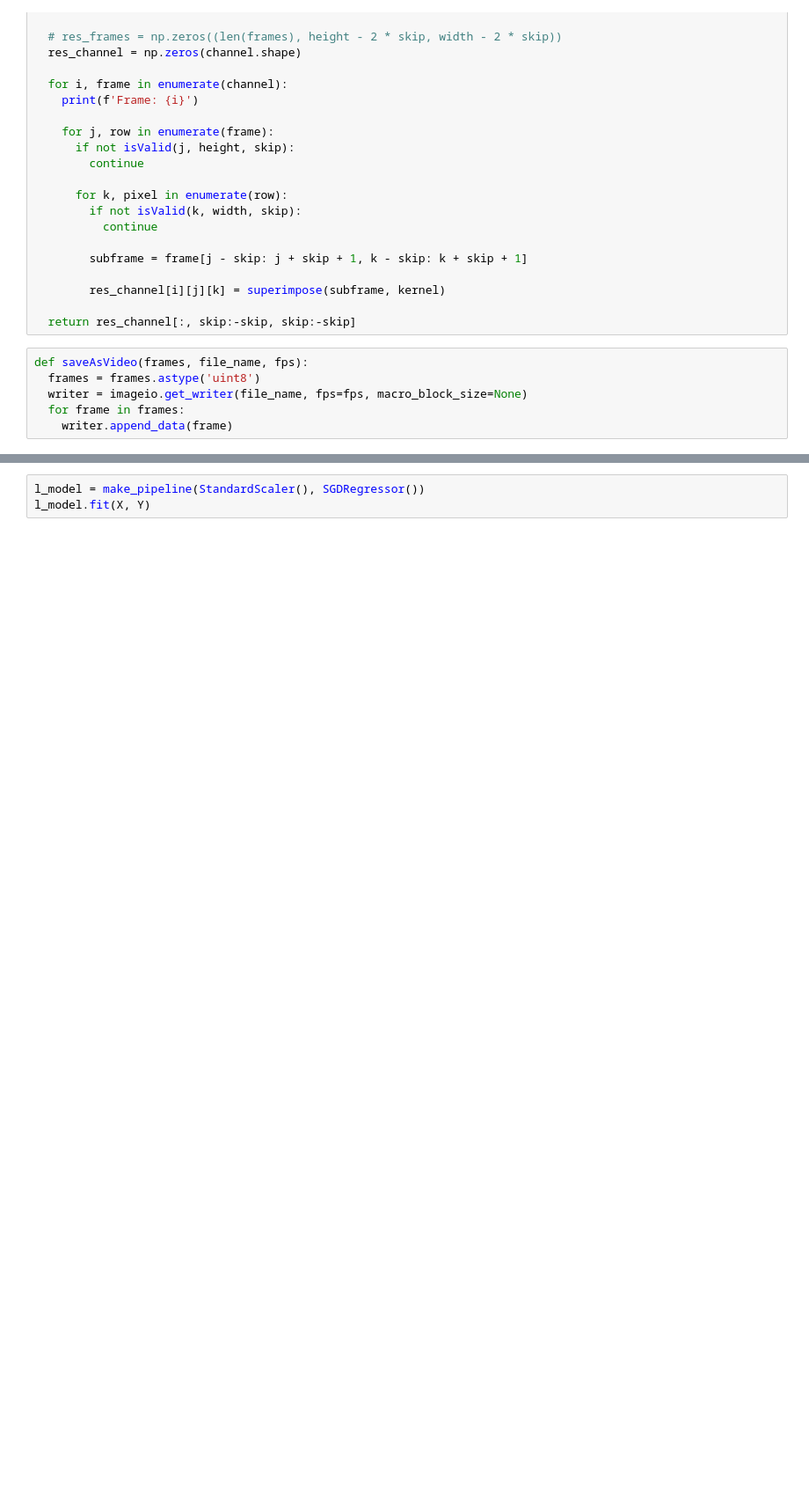
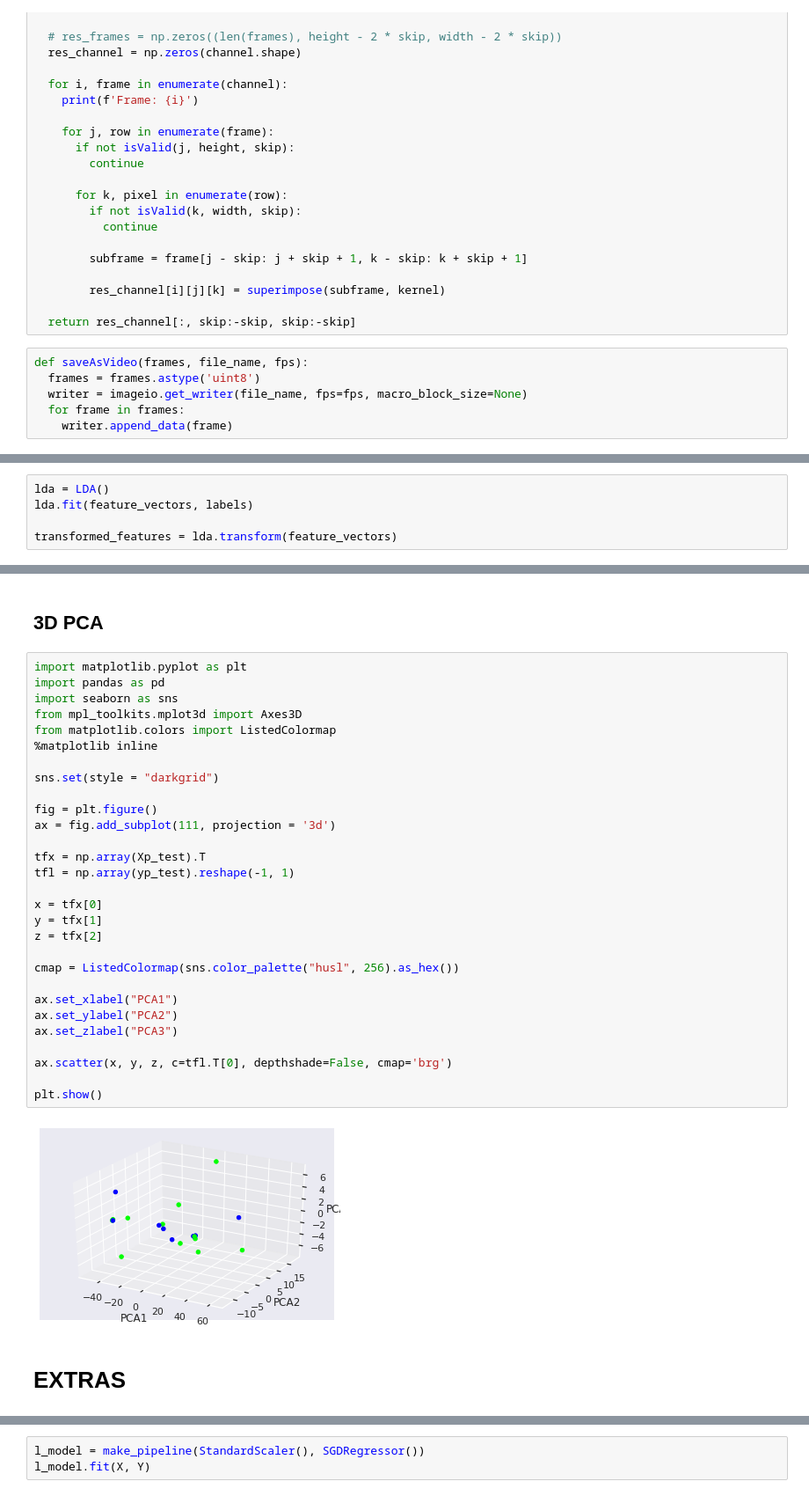
Before and after one commit to Tony-Stark007/DeepFakeDetection, a Jupyter notebook: DeepFakeDetection.ipynb, the cells around one changed output, grey strips where cells are left out. Shown at 88% size. Cells and saved outputs as stored; diff of their text form; blank space fills up the shorter version.

```diff
--- a/DeepFakeDetection.ipynb
+++ b/DeepFakeDetection.ipynb
@@ -115,0 +549,5 @@ X, Y = get_training_data(video_b_channel[0], 3)
+# %%
+lda = LDA()
+lda.fit(feature_vectors, labels)
+
+transformed_features = lda.transform(feature_vectors)
@@ -115,0 +926,35 @@ X, Y = get_training_data(video_b_channel[0], 3)
+# %% [markdown]
+## 3D PCA
+# %%
+import matplotlib.pyplot as plt
+import pandas as pd
+import seaborn as sns
+from mpl_toolkits.mplot3d import Axes3D
+from matplotlib.colors import ListedColormap
+%matplotlib inline
+
+sns.set(style = "darkgrid")
+
+fig = plt.figure()
+ax = fig.add_subplot(111, projection = '3d')
+
+tfx = np.array(Xp_test).T
+tfl = np.array(yp_test).reshape(-1, 1)
+
+x = tfx[0]
+y = tfx[1]
+z = tfx[2]
+
+cmap = ListedColormap(sns.color_palette("husl", 256).as_hex())
+
+ax.set_xlabel("PCA1")
+ax.set_ylabel("PCA2")
+ax.set_zlabel("PCA3")
+
+ax.scatter(x, y, z, c=tfl.T[0], depthshade=False, cmap='brg')
+
+plt.show()
+# %% [output]
+[figure, added]
+# %% [markdown]
+# EXTRAS
```
Also changed, not shown: parts of 167 cells of this notebook, 8 other files.
